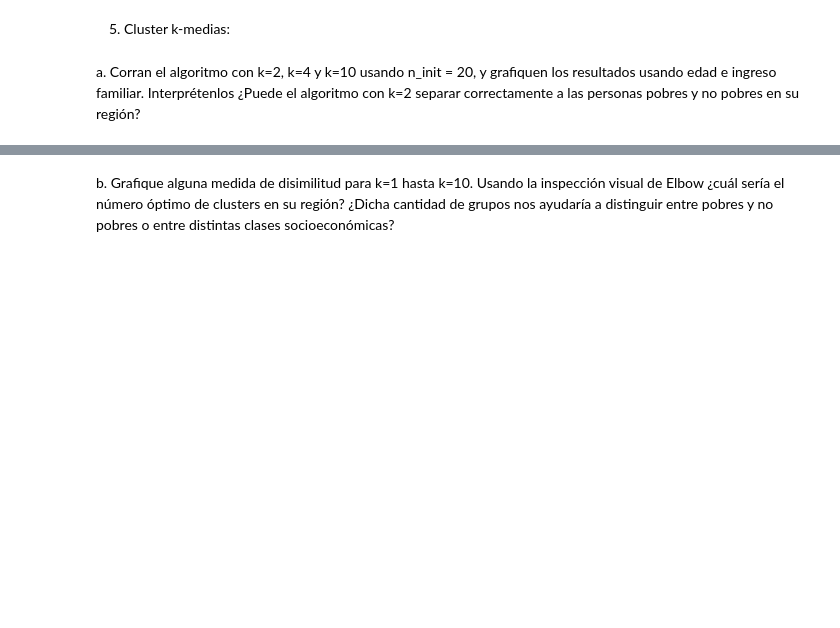
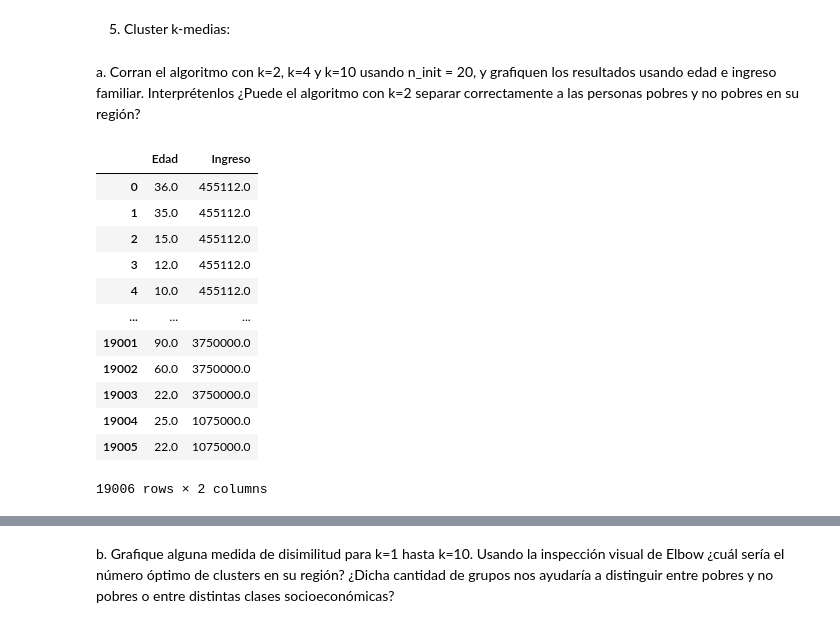
Before and after one commit to RafaelPCh/BigDataUBA-Grupo3, a Jupyter notebook: TP3/TP3_vfin_1.ipynb, the cells around one changed output, grey strips where cells are left out. Drawn from its saved outputs; the diff is of its cells as text; code cells hidden in the pictures; blank space fills up the shorter version.

```diff
--- a/TP3/TP3_vfin_1.ipynb
+++ b/TP3/TP3_vfin_1.ipynb
@@ -1146,7 +1146,24 @@ B. Cluster
 # %% [markdown]
 a.   Corran el algoritmo con k=2, k=4 y k=10 usando n_init = 20, y grafiquen los resultados usando edad e ingreso familiar. Interprétenlos ¿Puede el algoritmo con k=2 separar correctamente a las personas pobres y no pobres en su región?
 # %%
-X = MnS_Data[['Edad', 'Ingreso']].dropna()  # eliminamos filas con nulos si las hubiera
+## Al utilizar variables que contienen todos los individuos armo nuevamente la vase de datos
+X = union_eph[['CH06', 'ITF_05_25']].dropna()
+X.columns = ['Edad','Ingreso']
+X
+# %% [output]
+|  | Edad | Ingreso |
+| 0 | 36.0 | 455112.0 |
+| 1 | 35.0 | 455112.0 |
+| 2 | 15.0 | 455112.0 |
+| 3 | 12.0 | 455112.0 |
+| 4 | 10.0 | 455112.0 |
+| ... | ... | ... |
+| 19001 | 90.0 | 3750000.0 |
+| 19002 | 60.0 | 3750000.0 |
+| 19003 | 22.0 | 3750000.0 |
+| 19004 | 25.0 | 1075000.0 |
+| 19005 | 22.0 | 1075000.0 |
+19006 rows × 2 columns
 # %%
 # Definimos los distintos k
 ks = [2, 4, 10]
```
Also changed, not shown: parts of 3 cells of this notebook.
